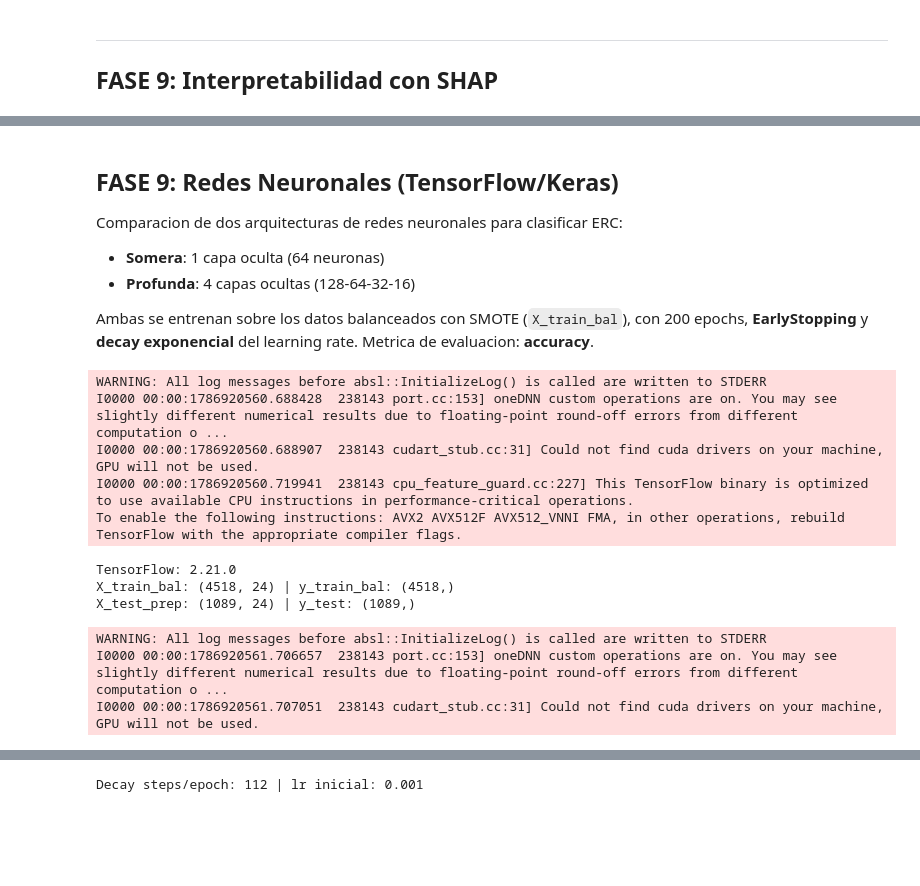
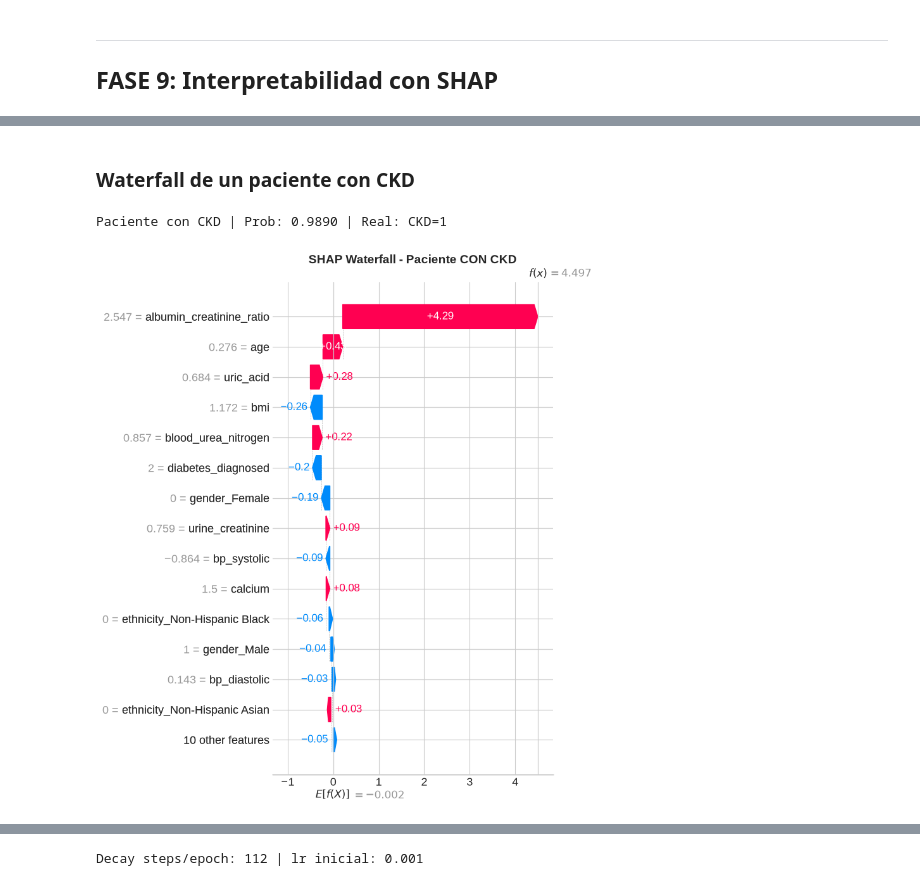
Before and after one commit to donpedromz/NephroML, a Jupyter notebook: notebooks/ERC_Pipeline_v3.ipynb, the cells around one changed output, grey strips where cells are left out. Saved outputs shown, nothing was run; the diff lists cells and outputs as text; code cells hidden in the pictures; blank space fills up the shorter version.

```diff
--- a/notebooks/ERC_Pipeline_v3.ipynb
+++ b/notebooks/ERC_Pipeline_v3.ipynb
@@ -168,8 +305,7 @@ Adultos >=20: 7809 (65.4%)
 # %%
-# diabetes_diagnosed: 1=si, 2=no, 3=borderline, 9=no sabe
 print("Original:", df_clean["diabetes_diagnosed"].value_counts().to_dict())
 df_clean["diabetes_diagnosed"] = df_clean["diabetes_diagnosed"].replace(
-    {1: 1, 2: 0, 3: 0, 9: np.nan}
+    {1: 2, 2: 0, 3: 1, 9: np.nan}
 )
 print(
     "Recodificado:", df_clean["diabetes_diagnosed"].value_counts(dropna=False).to_dict()
@@ -1154,32 +1072,18 @@ Paciente sin CKD | Prob: 0.0787 | Real: CKD=0
-# %% [markdown]
-## FASE 9: Redes Neuronales (TensorFlow/Keras)
-
-Comparacion de dos arquitecturas de redes neuronales para clasificar ERC:
-
-- **Somera**: 1 capa oculta (64 neuronas)
-- **Profunda**: 4 capas ocultas (128-64-32-16)
-
-Ambas se entrenan sobre los datos balanceados con SMOTE (`X_train_bal`), con 200 epochs, **EarlyStopping** y **decay exponencial** del learning rate. Metrica de evaluacion: **accuracy**.
-# %%
-import numpy as np
-import tensorflow as tf
-from tensorflow.keras import callbacks, layers, models, optimizers
-from tensorflow.keras.optimizers.schedules import ExponentialDecay
-
-tf.random.set_seed(42)
-np.random.seed(42)
-print("TensorFlow:", tf.__version__)
-print("X_train_bal:", X_train_bal.shape, "| y_train_bal:", y_train_bal.shape)
-print("X_test_prep:", X_test_prep.shape, "| y_test:", y_test.shape)
-# %% [output]
-WARNING: All log messages before absl::InitializeLog() is called are written to STDERR
-I0000 00:00:1786920560.688428  238143 port.cc:153] oneDNN custom operations are on. You may see slightly different numerical results due to floating-point round-off errors from different computation o ...
-I0000 00:00:1786920560.688907  238143 cudart_stub.cc:31] Could not find cuda drivers on your machine, GPU will not be used.
-I0000 00:00:1786920560.719941  238143 cpu_feature_guard.cc:227] This TensorFlow binary is optimized to use available CPU instructions in performance-critical operations.
-To enable the following instructions: AVX2 AVX512F AVX512_VNNI FMA, in other operations, rebuild TensorFlow with the appropriate compiler flags.
-TensorFlow: 2.21.0
-X_train_bal: (4518, 24) | y_train_bal: (4518,)
-X_test_prep: (1089, 24) | y_test: (1089,)
-WARNING: All log messages before absl::InitializeLog() is called are written to STDERR
-I0000 00:00:1786920561.706657  238143 port.cc:153] oneDNN custom operations are on. You may see slightly different numerical results due to floating-point round-off errors from different computation o ...
-I0000 00:00:1786920561.707051  238143 cudart_stub.cc:31] Could not find cuda drivers on your machine, GPU will not be used.
+# %% [markdown]
+### Waterfall de un paciente con CKD
+# %%
+idx_ckd = np.where(y_test.values == 1)[0][0]
+print(
+    f"Paciente con CKD | Prob: {y_prob[idx_ckd]:.4f} | Real: CKD={y_test.iloc[idx_ckd]}"
+)
+
+plot_waterfall(
+    shap_vals[idx_ckd],
+    base_val,
+    X_test_prep[idx_ckd],
+    all_features,
+    "SHAP Waterfall - Paciente CON CKD",
+)
+# %% [output]
+Paciente con CKD | Prob: 0.9890 | Real: CKD=1
+[figure, added]
```
Also changed, not shown: parts of 102 cells of this notebook, 1 other file.
